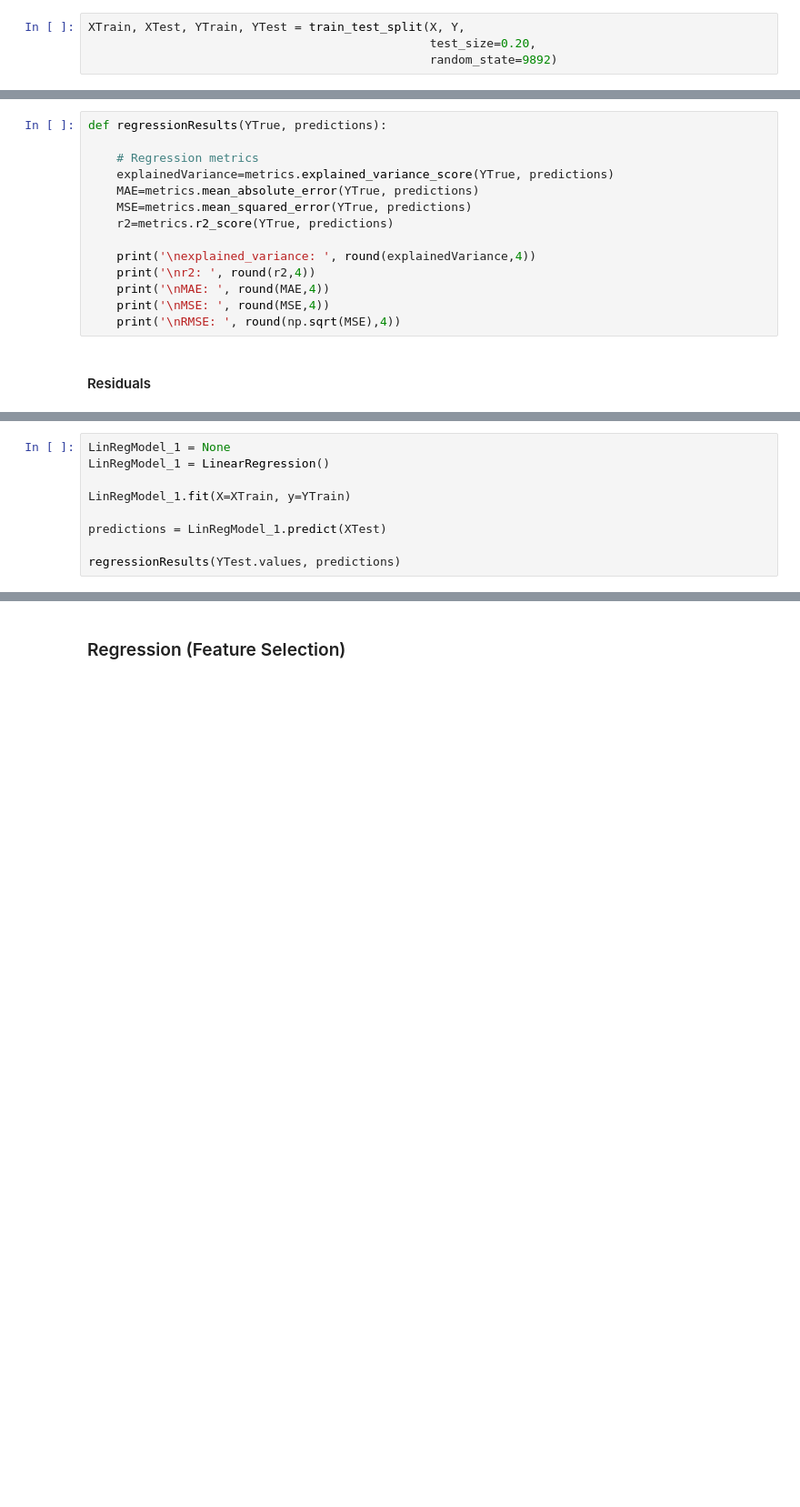
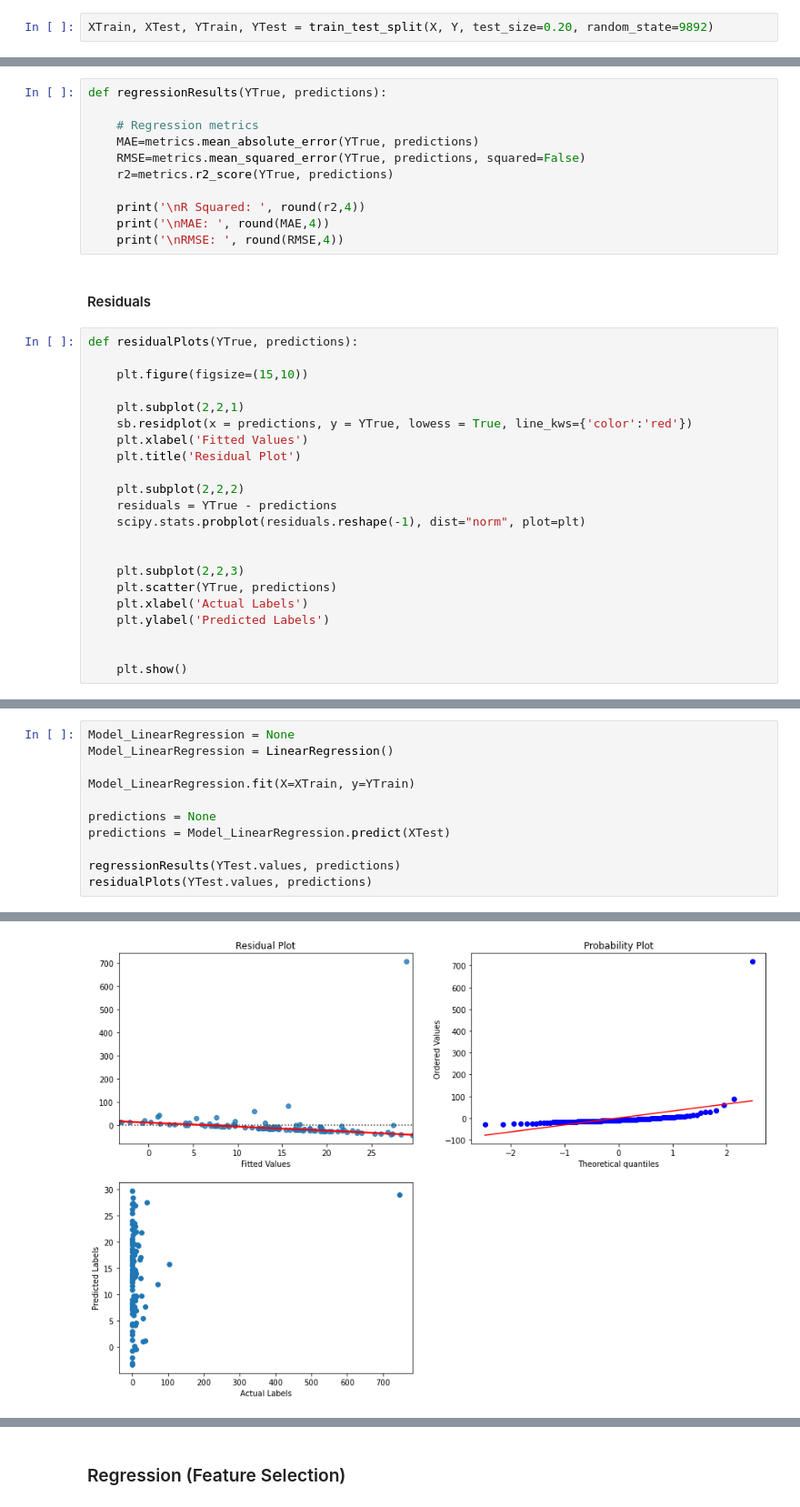
Before and after one commit to sarat9892/Forest_Fire_Damage_Prediction, a Jupyter notebook: firesReport_Regression.ipynb, the cells around one changed output, grey strips where cells are left out. Shown at 91% size. Drawn from its saved outputs; the diff is of its cells as text; blank space fills up the shorter version.

Commit message:
Add files via upload
Improved the layout of the notebook.
Added more regression models

```diff
--- a/firesReport_Regression.ipynb
+++ b/firesReport_Regression.ipynb
@@ -312,4 +283,2 @@ X, Y = rawData[['X', 'Y', 'FFMC', 'DMC', 'DC', 'ISI', 'temp', 'RH', 'wind']], ra
 # %%
-XTrain, XTest, YTrain, YTest = train_test_split(X, Y,
-                                                test_size=0.20,
-                                                random_state=9892)
+XTrain, XTest, YTrain, YTest = train_test_split(X, Y, test_size=0.20, random_state=9892)
@@ -333,16 +430,35 @@ Test Set: 104 rows
 def regressionResults(YTrue, predictions):
 
     # Regression metrics
-    explainedVariance=metrics.explained_variance_score(YTrue, predictions)
     MAE=metrics.mean_absolute_error(YTrue, predictions)
-    MSE=metrics.mean_squared_error(YTrue, predictions)
+    RMSE=metrics.mean_squared_error(YTrue, predictions, squared=False)
     r2=metrics.r2_score(YTrue, predictions)
 
-    print('\nexplained_variance: ', round(explainedVariance,4))
-    print('\nr2: ', round(r2,4))
+    print('\nR Squared: ', round(r2,4))
     print('\nMAE: ', round(MAE,4))
-    print('\nMSE: ', round(MSE,4))
-    print('\nRMSE: ', round(np.sqrt(MSE),4))
+    print('\nRMSE: ', round(RMSE,4))
 # %% [markdown]
 #### Residuals
+# %%
+def residualPlots(YTrue, predictions):
+
+    plt.figure(figsize=(15,10))
+
+    plt.subplot(2,2,1)
+    sb.residplot(x = predictions, y = YTrue, lowess = True, line_kws={'color':'red'})
+    plt.xlabel('Fitted Values')
+    plt.title('Residual Plot')
+
+    plt.subplot(2,2,2)
+    residuals = YTrue - predictions
+    scipy.stats.probplot(residuals.reshape(-1), dist="norm", plot=plt)
+
+
+    plt.subplot(2,2,3)
+    plt.scatter(YTrue, predictions)
+    plt.xlabel('Actual Labels')
+    plt.ylabel('Predicted Labels')
+
+
+    plt.show()
 # %% [markdown]
@@ -352,10 +468,12 @@ def regressionResults(YTrue, predictions):
 # %%
-LinRegModel_1 = None
-LinRegModel_1 = LinearRegression()
+Model_LinearRegression = None
+Model_LinearRegression = LinearRegression()
 
-LinRegModel_1.fit(X=XTrain, y=YTrain)
+Model_LinearRegression.fit(X=XTrain, y=YTrain)
 
-predictions = LinRegModel_1.predict(XTest)
+predictions = None
+predictions = Model_LinearRegression.predict(XTest)
 
 regressionResults(YTest.values, predictions)
+residualPlots(YTest.values, predictions)
 # %% [output]
@@ -370 +484,2 @@ MSE:  5265.9634
 RMSE:  72.567
+[figure, added]
```
Also changed, not shown: parts of 100 cells of this notebook.
